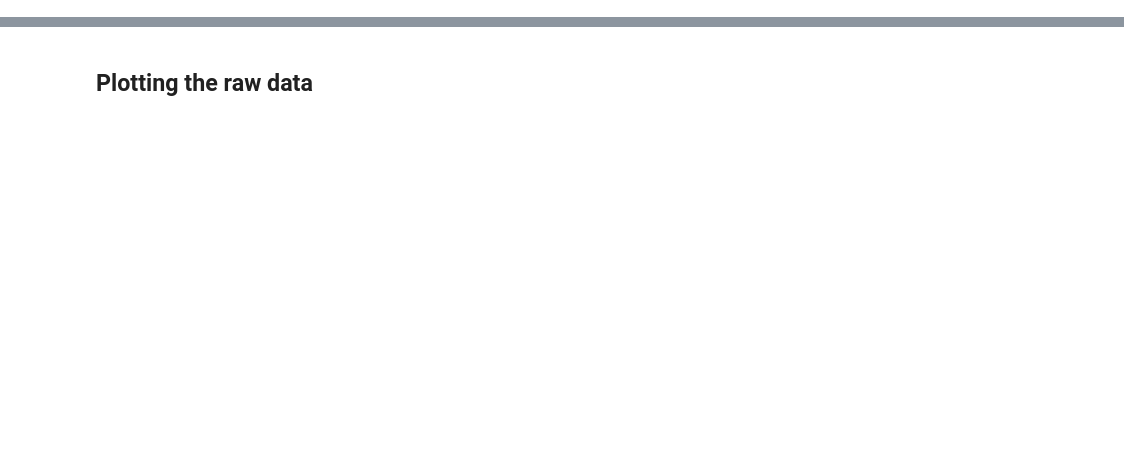
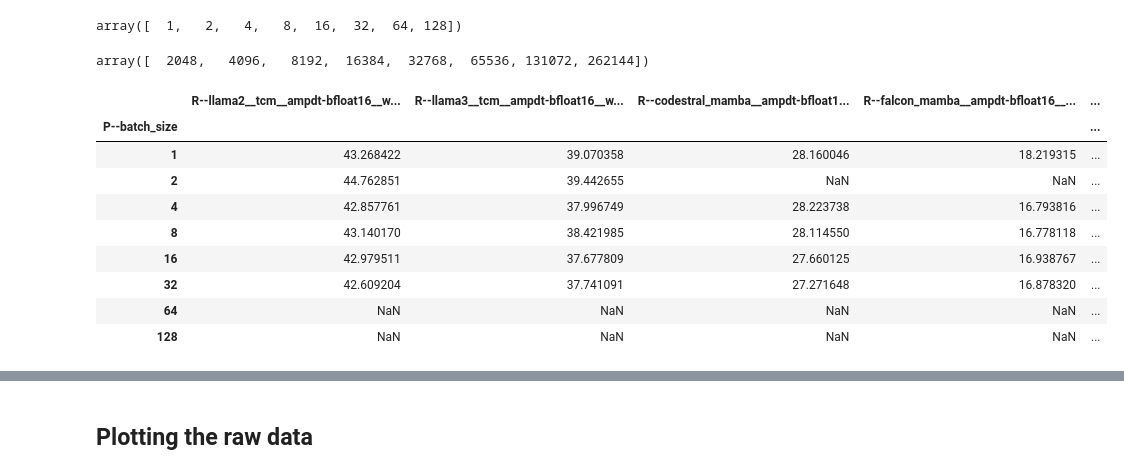
Before and after one commit to subho406/mlstm_kernels, a Jupyter notebook: notebooks/plots_7B_model_benchmark/hf_7B_throughput_results--final.ipynb, the cells around one changed output, grey strips where cells are left out. Cells and saved outputs as stored; diff of their text form; code cells hidden in the pictures; blank space fills up the shorter version.

```diff
--- a/notebooks/plots_7B_model_benchmark/hf_7B_throughput_results--final.ipynb
+++ b/notebooks/plots_7B_model_benchmark/hf_7B_throughput_results--final.ipynb
@@ -27,17 +27,17 @@ def load_throughput_results_for_ctxes(path_template: str, ctxes: list[int]):
     return results
 # %%
 llama_results = load_throughput_results_for_ctxes(
-    path_template="/home/beck/wdir/dev_repos/mlstm_kernels/outputs_kernel_benchmarks_final/2024-12-06_12-48-14__throughput__forward_llama_v0/hf_7B_throughput__pfl{ctx}_gl0_tcTrue_weightdtypebfloat16/results.csv",
-    ctxes=[2048, 4096, 8192],
+    path_template="/home/beck/wdir/dev_repos/mlstm_kernels/outputs_kernel_benchmarks_final/2024-12-06_19-44-48__throughput__forward_llama_v3/hf_7B_throughput__pfl{ctx}_gl0_tcTrue_weightdtypebfloat16/results.csv",
+    ctxes=[2048, 4096, 8192, 16384, 32768],
 )
 
 mamba_results = load_throughput_results_for_ctxes(
     path_template="/home/beck/wdir/dev_repos/mlstm_kernels/outputs_kernel_benchmarks_final/2024-12-06_13-02-27__throughput__forward_mamba_v2/hf_7B_throughput__pfl{ctx}_gl0_tcTrue_weightdtypebfloat16/results.csv",
-    ctxes=[2048, 4096, 8192],
+    ctxes=[2048, 4096, 8192, 16384, 32768],
 )
 
 mxlstm_results = load_throughput_results_for_ctxes(
     path_template="/home/beck/wdir/dev_repos/mlstm_kernels/outputs_kernel_benchmarks_final/2024-12-06_12-46-45__throughput__forward_xlstm_v0/hf_7B_throughput__pfl{ctx}_gl0_tcTrue_weightdtypebfloat16/results.csv",
-    ctxes=[2048, 4096, 8192],
+    ctxes=[2048, 4096, 8192, 16384, 32768],
 )
 # %%
@@ -50,18 +68,23 @@ result_dicts = [
     mxlstm_results,
 ]
 combined_raw_data = {}
-for ctx in [2048, 4096, 8192]:
-    ctx_df = pd.concat([rd[ctx] for rd in result_dicts], axis=1)
+for ctx in [2048, 4096, 8192, 16384, 32768]:
+    ctx_df = pd.concat(
+        [rd[ctx].set_index("P--batch_size") for rd in result_dicts], axis=1
+    )
     # select batch size only once
     ctx_df = pd.concat(
         [
-            ctx_df.filter(regex="batch_size").take([0], axis=1),
             ctx_df.filter(regex="prefill").take([0], axis=1),
             ctx_df.filter(regex=".*R--.*"),
         ],
         axis=1,
     )
     combined_raw_data[ctx] = ctx_df
+# %%
+combined_raw_data[2048].index.values
+# %% [output]
+array([  1,   2,   4,   8,  16,  32,  64, 128])
 # %%
 with open("throughput_data.p", "wb") as f:
     pickle.dump(combined_raw_data, f)
@@ -71,3 +94,23 @@ for k, v in combined_raw_data.items():
 # %%
 with open("throughput_data.p", "rb") as f:
     combined_raw_data = pickle.load(f)
+# %%
+2048 * combined_raw_data[2048].index.values
+# %% [output]
+array([  2048,   4096,   8192,  16384,  32768,  65536, 131072, 262144])
+# %%
+vals = (2048 * combined_raw_data[2048].index.values)[:, None] / combined_raw_data[
+    2048
+].filter(regex=".*R--.*")
+vals
+# %% [output]
+|  | R--llama2__tcm__ampdt-bfloat16__w... | R--llama3__tcm__ampdt-bfloat16__w... | R--codestral_mamba__ampdt-bfloat1... | R--falcon_mamba__ampdt-bfloat16__... | ... |
+| P--batch_size |  |  |  |  | ... |
+| 1 | 43.268422 | 39.070358 | 28.160046 | 18.219315 | ... |
+| 2 | 44.762851 | 39.442655 | NaN | NaN | ... |
+| 4 | 42.857761 | 37.996749 | 28.223738 | 16.793816 | ... |
+| 8 | 43.140170 | 38.421985 | 28.114550 | 16.778118 | ... |
+| 16 | 42.979511 | 37.677809 | 27.660125 | 16.938767 | ... |
+| 32 | 42.609204 | 37.741091 | 27.271648 | 16.878320 | ... |
+| 64 | NaN | NaN | NaN | NaN | ... |
+| 128 | NaN | NaN | NaN | NaN | ... |
```
Also changed, not shown: parts of 22 cells of this notebook, 1 other file.
